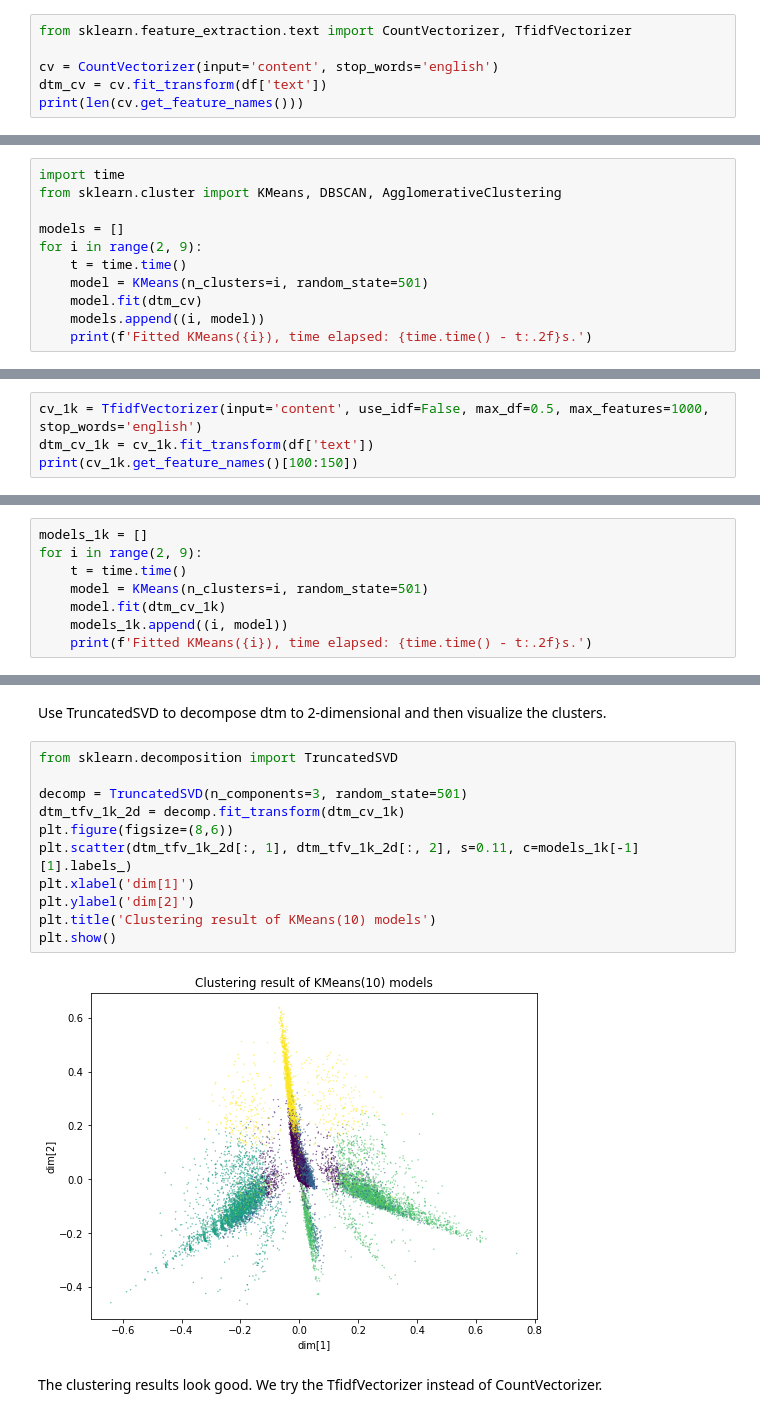
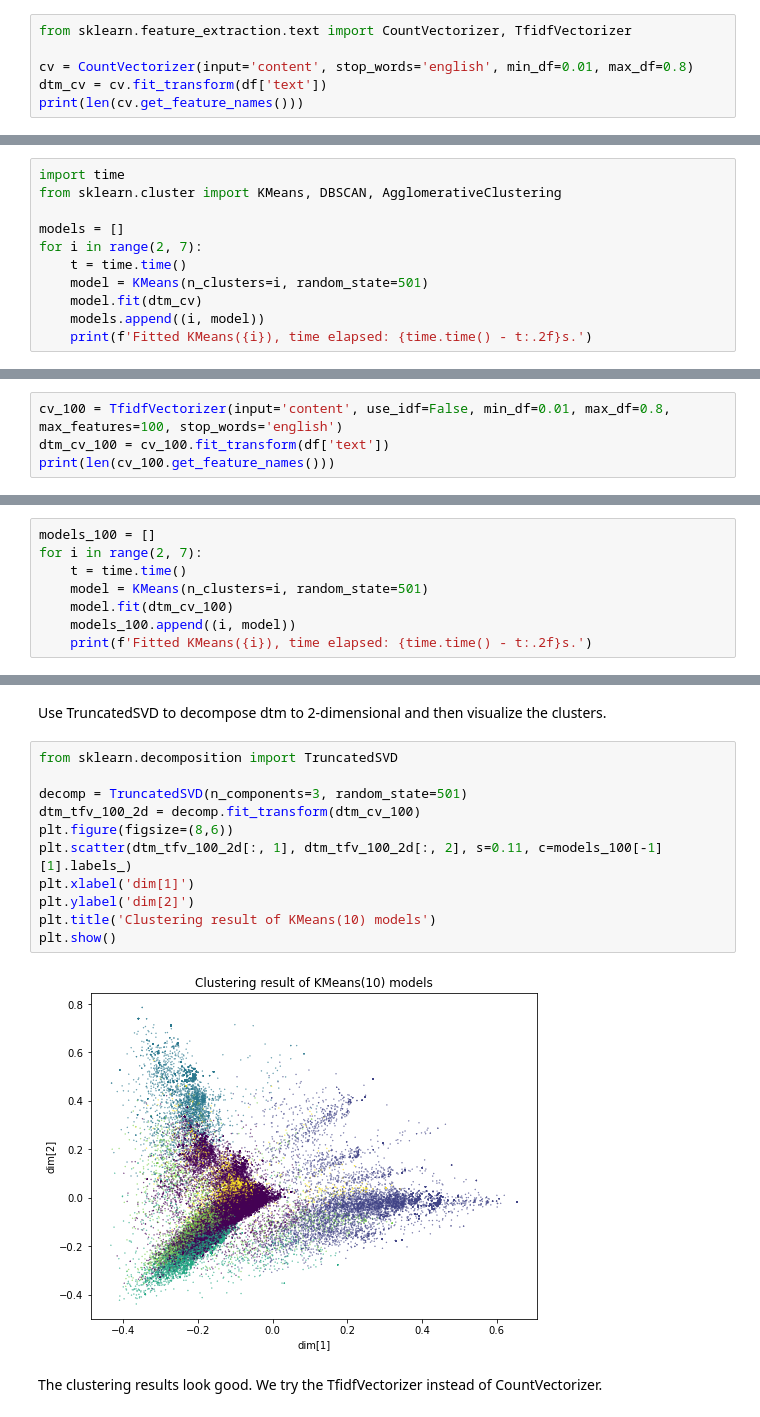
Before and after one commit to jingshenSN2/pc-hardware-ml-2021, a Jupyter notebook: cluster/youtube.ipynb, the cells around one changed output, grey strips where cells are left out. Drawn from its saved outputs; the diff is of its cells as text.

```diff
--- a/cluster/youtube.ipynb
+++ b/cluster/youtube.ipynb
@@ -13,7 +42,7 @@ First we use CountVectorizer to convert the text.
 # %%
 from sklearn.feature_extraction.text import CountVectorizer, TfidfVectorizer
 
-cv = CountVectorizer(input='content', stop_words='english')
+cv = CountVectorizer(input='content', stop_words='english', min_df=0.01, max_df=0.8)
 dtm_cv = cv.fit_transform(df['text'])
 print(len(cv.get_feature_names()))
 # %% [output]
@@ -25,7 +54,7 @@ import time
 from sklearn.cluster import KMeans, DBSCAN, AgglomerativeClustering
 
 models = []
-for i in range(2, 9):
+for i in range(2, 7):
     t = time.time()
     model = KMeans(n_clusters=i, random_state=501)
     model.fit(dtm_cv)
@@ -73,5 +98,5 @@ Then we use CountVectorizer(max_df=0.5, max_feature=1000) to convert the text.
 # %%
-cv_1k = TfidfVectorizer(input='content', use_idf=False, max_df=0.5, max_features=1000, stop_words='english')
-dtm_cv_1k = cv_1k.fit_transform(df['text'])
-print(cv_1k.get_feature_names()[100:150])
+cv_100 = TfidfVectorizer(input='content', use_idf=False, min_df=0.01, max_df=0.8, max_features=100, stop_words='english')
+dtm_cv_100 = cv_100.fit_transform(df['text'])
+print(len(cv_100.get_feature_names()))
 # %% [output]
@@ -81,9 +106,9 @@ We train KMeans model with n_cluster=2:8 using dtm_cv_1k again.
 # %%
-models_1k = []
-for i in range(2, 9):
+models_100 = []
+for i in range(2, 7):
     t = time.time()
     model = KMeans(n_clusters=i, random_state=501)
-    model.fit(dtm_cv_1k)
-    models_1k.append((i, model))
+    model.fit(dtm_cv_100)
+    models_100.append((i, model))
     print(f'Fitted KMeans({i}), time elapsed: {time.time() - t:.2f}s.')
 # %% [output]
@@ -128,16 +149,16 @@ Use TruncatedSVD to decompose dtm to 2-dimensional and then visualize the cluste
 # %%
 from sklearn.decomposition import TruncatedSVD
 
 decomp = TruncatedSVD(n_components=3, random_state=501)
-dtm_tfv_1k_2d = decomp.fit_transform(dtm_cv_1k)
+dtm_tfv_100_2d = decomp.fit_transform(dtm_cv_100)
 plt.figure(figsize=(8,6))
-plt.scatter(dtm_tfv_1k_2d[:, 1], dtm_tfv_1k_2d[:, 2], s=0.11, c=models_1k[-1][1].labels_)
+plt.scatter(dtm_tfv_100_2d[:, 1], dtm_tfv_100_2d[:, 2], s=0.11, c=models_100[-1][1].labels_)
 plt.xlabel('dim[1]')
 plt.ylabel('dim[2]')
 plt.title('Clustering result of KMeans(10) models')
 plt.show()
 # %% [output]
-[figure, old version]
+[figure, new version]
 # %% [markdown]
 The clustering results look good. We try the TfidfVectorizer instead of CountVectorizer.
 # %%
```
Also changed, not shown: parts of 28 cells of this notebook.
